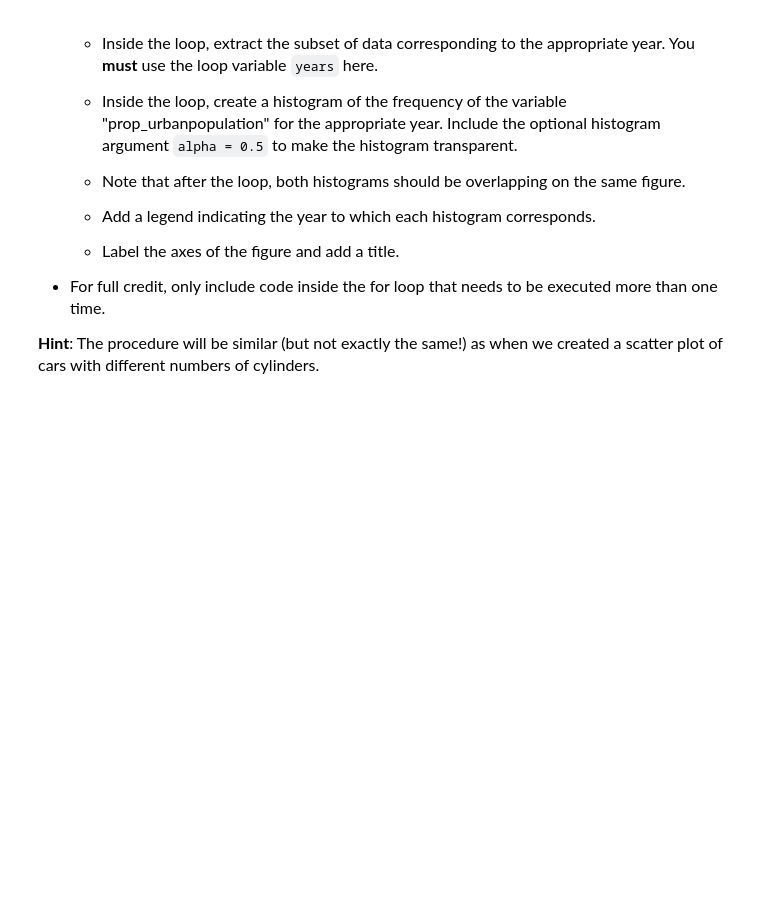
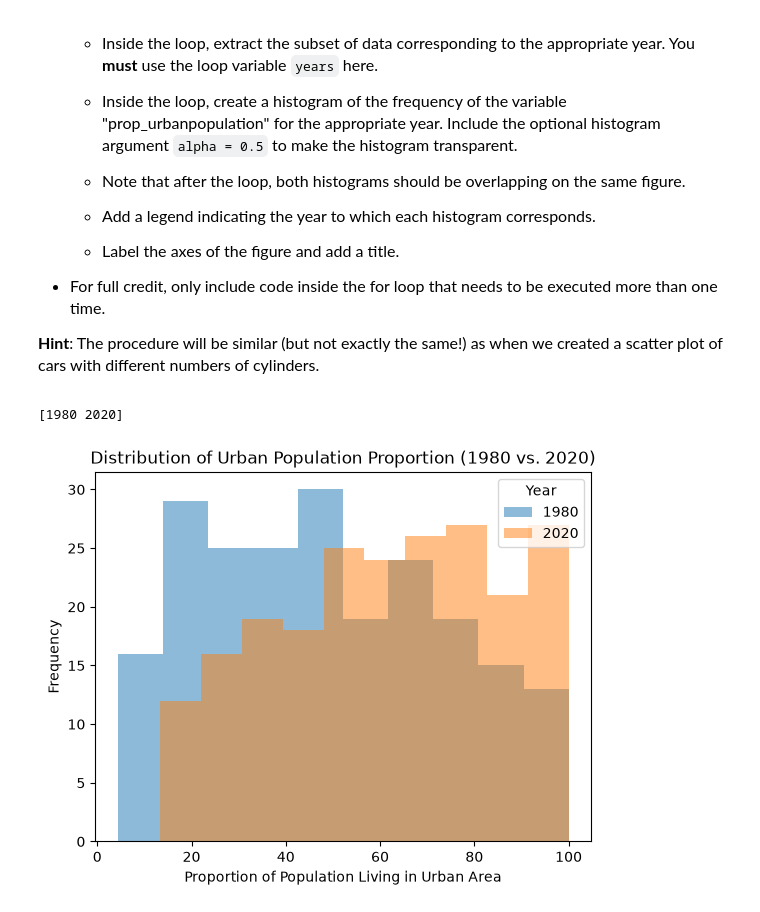
Before and after one commit to rwang0127/datasci151fall2026, a Jupyter notebook: _assignments/assignment_7/Assignment7.ipynb, the cells around one changed output. Drawn from its saved outputs; the diff is of its cells as text; code cells hidden in the pictures; blank space fills up the shorter version.

```diff
--- a/_assignments/assignment_7/Assignment7.ipynb
+++ b/_assignments/assignment_7/Assignment7.ipynb
@@ -134,0 +204,24 @@ import matplotlib.pyplot as plt
+# %%
+# Write your answer here:
+# Load data, verify type
+urban_data = pd.read_csv("data/wdi_urban.csv")
+type(urban_data)
+
+# Create unique_years array
+unique_years = pd.unique(urban_data["year"])
+print(unique_years)
+
+# Create a figure
+for years in unique_years:
+    df = urban_data.query("year == @years")
+    plt.hist(df["prop_urbanpopulation"], alpha = 0.5)
+
+# Add labels, legends, and title
+plt.xlabel("Proportion of Population Living in Urban Area")
+plt.ylabel("Frequency")
+plt.title("Distribution of Urban Population Proportion (1980 vs. 2020)")
+plt.legend(labels = unique_years, title = "Year")
+plt.show()
+# %% [output]
+[1980 2020]
+[figure, added]
```
Also changed, not shown: parts of 9 cells of this notebook.
